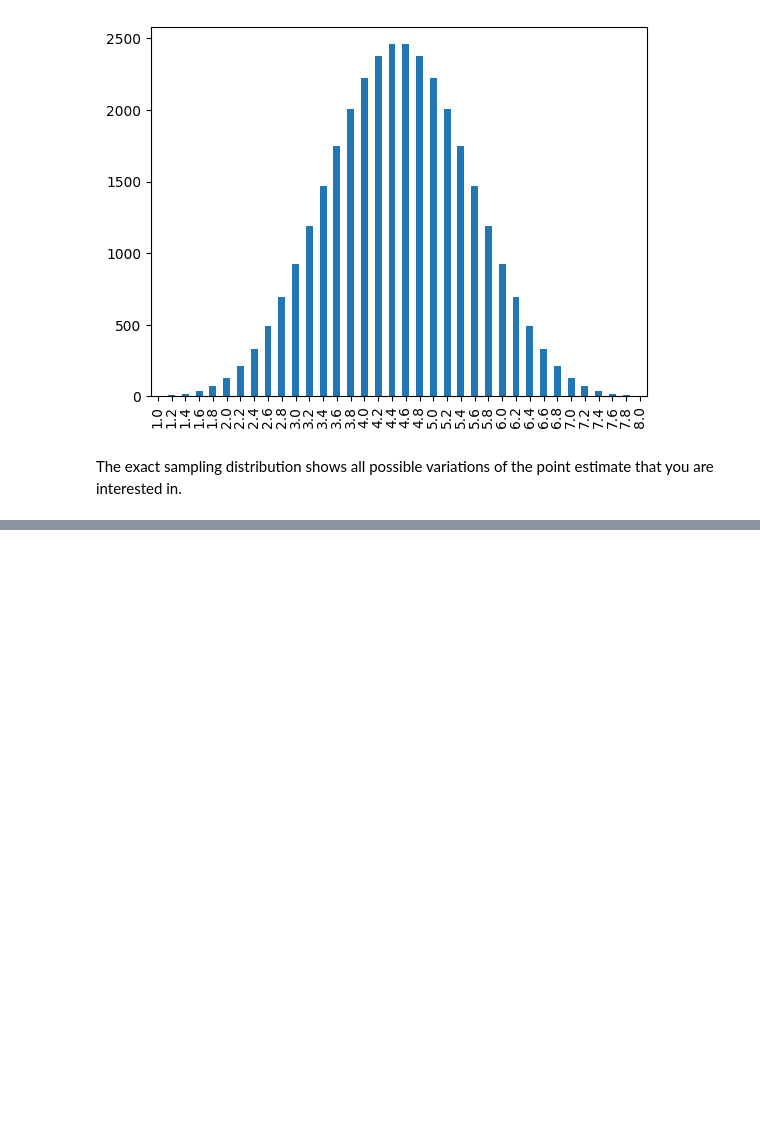
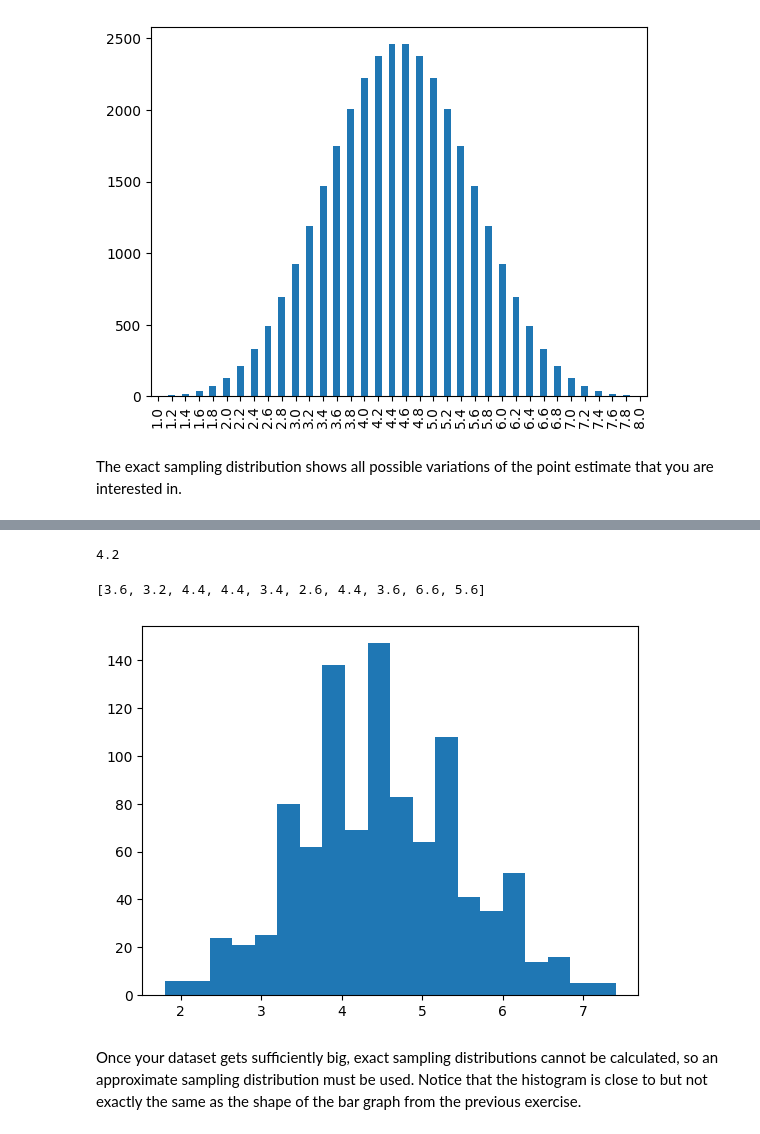
Before and after one commit to yazanhannun/Sampling-in-Python, a Jupyter notebook: 3_Sampling Distributions.ipynb, the cells around one changed output, grey strips where cells are left out. Drawn from its saved outputs; the diff is of its cells as text; code cells hidden in the pictures; blank space fills up the shorter version.

Commit message:
Approximate sampling distributions/Generating an approxiamte sampling distribution

```diff
--- a/3_Sampling Distributions.ipynb
+++ b/3_Sampling Distributions.ipynb
@@ -187,0 +194,29 @@ The exact sampling distribution shows all possible variations of the point estim
+# %%
+import numpy as np
+# Sample one to eight, five times, with replacement
+five_rolls = np.random.choice(list(range(1, 9)), size=5, replace=True)
+
+# Print the mean of five_rolls
+print(np.mean(five_rolls))
+# %% [output]
+4.2
+# %%
+# Replicate the sampling code 1000 times
+sample_means_1000 = []
+for i in range(1000):
+    sample_means_1000.append(
+  		np.random.choice(list(range(1, 9)), size=5, replace=True).mean()
+    )
+
+# Print the first 10 entries of the result
+print(sample_means_1000[0:10])
+# %% [output]
+[3.6, 3.2, 4.4, 4.4, 3.4, 2.6, 4.4, 3.6, 6.6, 5.6]
+# %%
+# Draw a histogram of sample_means_1000 with 20 bins
+plt.hist(sample_means_1000, bins=20)
+plt.show()
+# %% [output]
+[figure, added]
+# %% [markdown]
+Once your dataset gets sufficiently big, exact sampling distributions cannot be calculated, so an approximate sampling distribution must be used. Notice that the histogram is close to but not exactly the same as the shape of the bar graph from the previous exercise.
```
Also changed, not shown: parts of 3 cells of this notebook.
